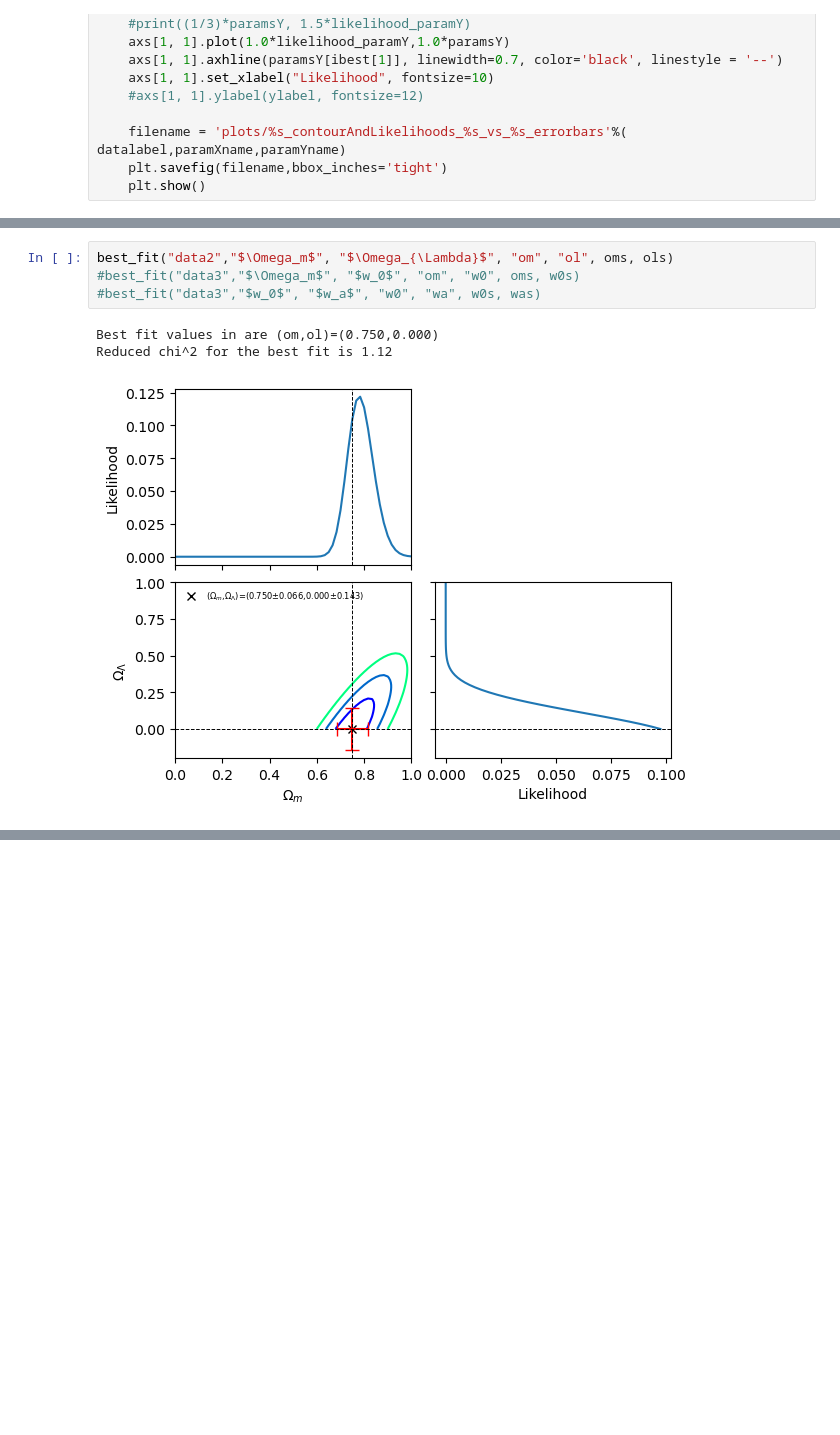
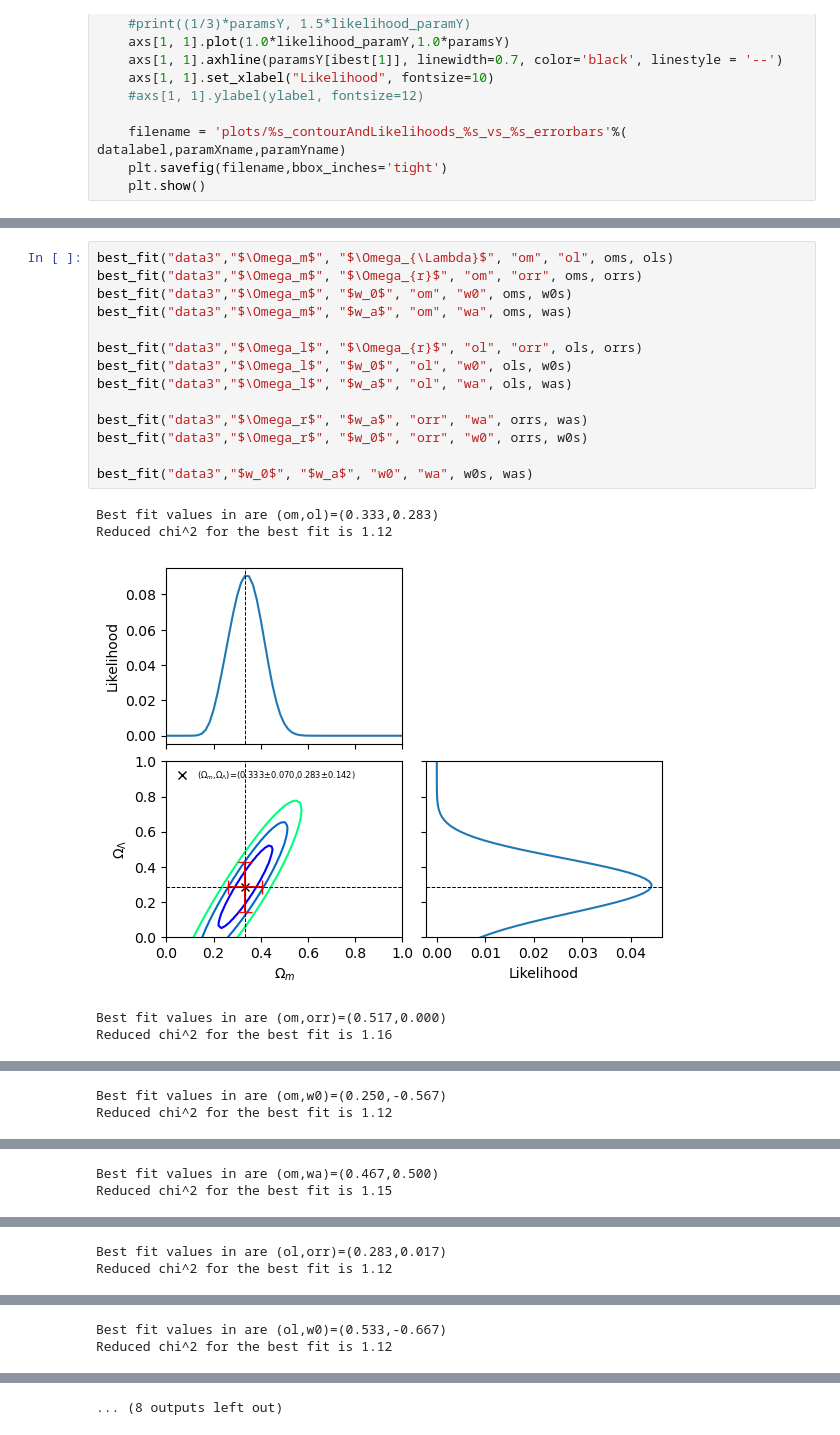
Before and after one commit to scotdevlin/Cosmo_tall, a Jupyter notebook: Oscar_Fit_Models.ipynb, the cells around one changed output, grey strips where cells are left out. Saved outputs shown, nothing was run; the diff lists cells and outputs as text; blank space fills up the shorter version.

Commit message:
data3 errorbars

```diff
--- a/Oscar_Fit_Models.ipynb
+++ b/Oscar_Fit_Models.ipynb
@@ -318,10 +320,22 @@ orrs = np.linspace(0, 1.0, n)
 w0s = np.linspace(-1.0, -0.0,n)
 was = np.linspace(-0.5,0.5,n)
 # %%
-best_fit("data2","$\Omega_m$", "$\Omega_{\Lambda}$", "om", "ol", oms, ols)
-#best_fit("data3","$\Omega_m$", "$w_0$", "om", "w0", oms, w0s)
-#best_fit("data3","$w_0$", "$w_a$", "w0", "wa", w0s, was)
+best_fit("data3","$\Omega_m$", "$\Omega_{\Lambda}$", "om", "ol", oms, ols)
+best_fit("data3","$\Omega_m$", "$\Omega_{r}$", "om", "orr", oms, orrs)
+best_fit("data3","$\Omega_m$", "$w_0$", "om", "w0", oms, w0s)
+best_fit("data3","$\Omega_m$", "$w_a$", "om", "wa", oms, was)
+
+best_fit("data3","$\Omega_l$", "$\Omega_{r}$", "ol", "orr", ols, orrs)
+best_fit("data3","$\Omega_l$", "$w_0$", "ol", "w0", ols, w0s)
+best_fit("data3","$\Omega_l$", "$w_a$", "ol", "wa", ols, was)
+
+best_fit("data3","$\Omega_r$", "$w_a$", "orr", "wa", orrs, was)
+best_fit("data3","$\Omega_r$", "$w_0$", "orr", "w0", orrs, w0s)
+
+best_fit("data3","$w_0$", "$w_a$", "w0", "wa", w0s, was)
 # %% [output]
-Best fit values in are (om,ol)=(0.750,0.000)
+Best fit values in are (om,ol)=(0.333,0.283)
 Reduced chi^2 for the best fit is 1.12
-[figure, old version]
+[figure, new version]
+Best fit values in are (om,orr)=(0.517,0.000)
+Reduced chi^2 for the best fit is 1.16
@@ -327,0 +343,2 @@ Reduced chi^2 for the best fit is 1.12
+Best fit values in are (om,w0)=(0.250,-0.567)
+Reduced chi^2 for the best fit is 1.12
@@ -327,0 +346,2 @@ Reduced chi^2 for the best fit is 1.12
+Best fit values in are (om,wa)=(0.467,0.500)
+Reduced chi^2 for the best fit is 1.15
@@ -327,0 +349,2 @@ Reduced chi^2 for the best fit is 1.12
+Best fit values in are (ol,orr)=(0.283,0.017)
+Reduced chi^2 for the best fit is 1.12
@@ -327,0 +352,2 @@ Reduced chi^2 for the best fit is 1.12
+Best fit values in are (ol,w0)=(0.533,-0.667)
+Reduced chi^2 for the best fit is 1.12
@@ -327,0 +355 @@ Reduced chi^2 for the best fit is 1.12
+... (8 outputs left out)
```
Also changed, not shown: parts of 3 cells of this notebook, 11 other files.
